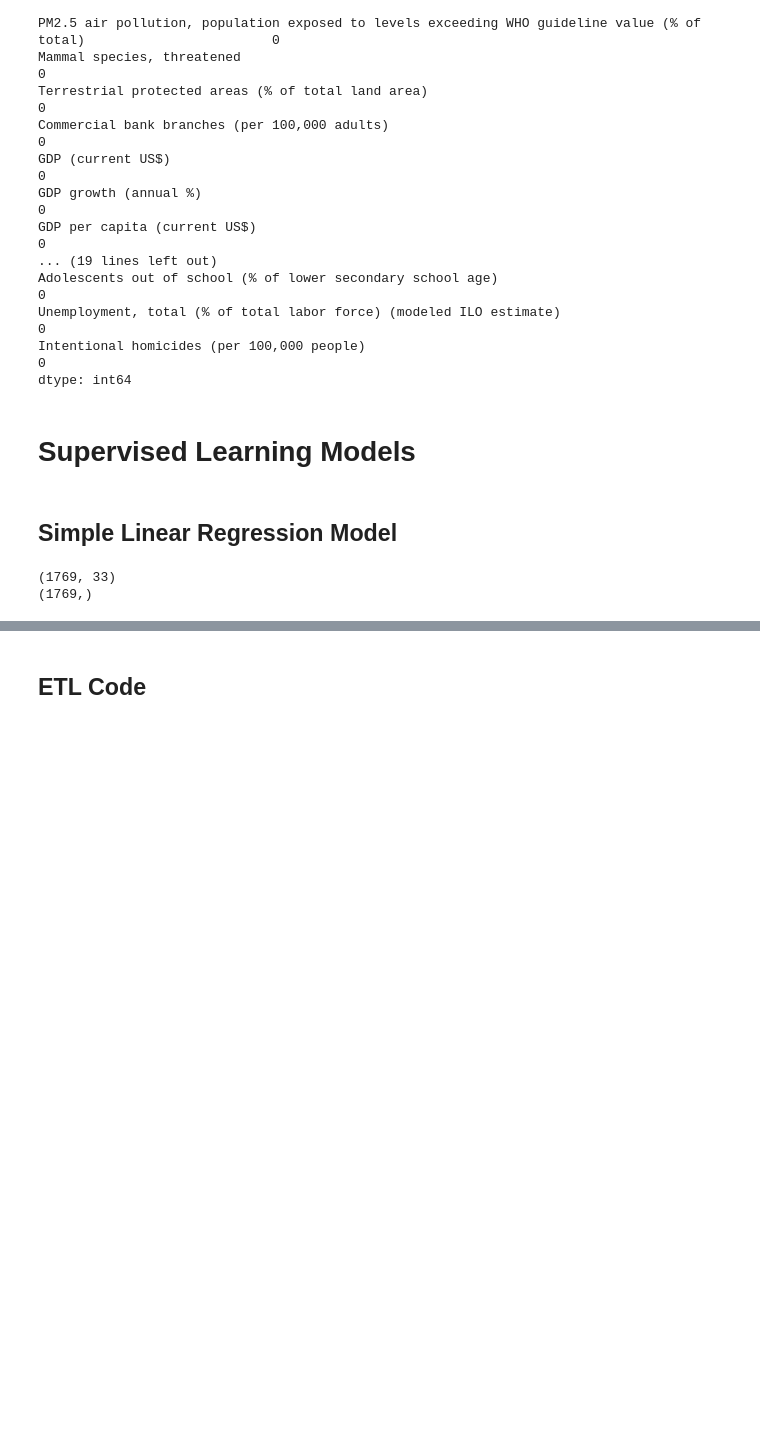
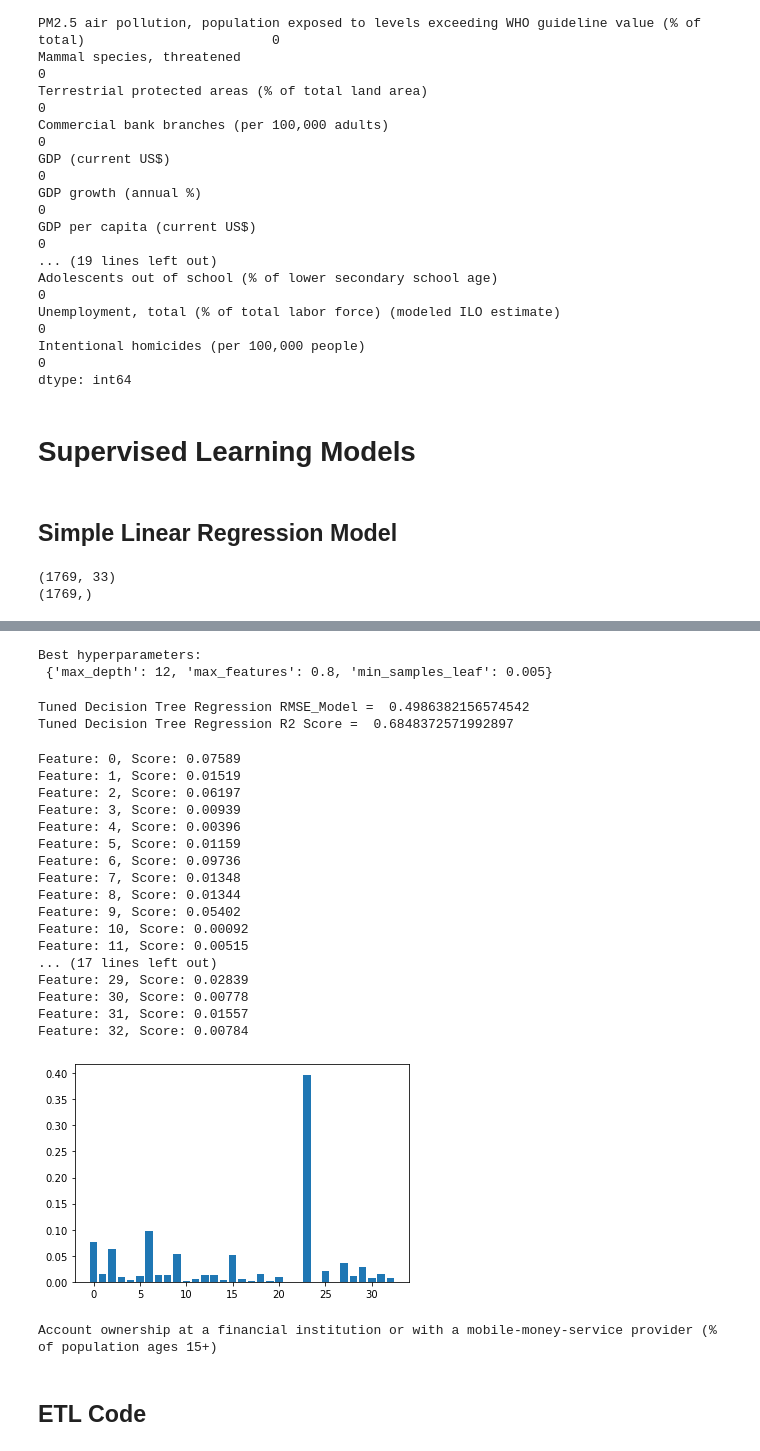
Before and after one commit to nmckinne/SustainabilityProject, a Jupyter notebook: SustainabilityGoals.ipynb, the cells around one changed output, grey strips where cells are left out. Saved outputs shown, nothing was run; the diff lists cells and outputs as text; code cells hidden in the pictures; blank space fills up the shorter version.

Commit message:
Added Decision Tree Regressor Model

```diff
--- a/SustainabilityGoals.ipynb
+++ b/SustainabilityGoals.ipynb
@@ -1226,0 +1319,14 @@ print(rmse_model)
+# %%
+#Tune the model to reduce error
+
+# Import GridSearchCV
+from sklearn.model_selection import GridSearchCV
+
+# Define the grid of hyperparameters 'params_dt'
+params_dt = {'max_depth': [5, 6, 7, 8, 9, 10, 11, 12],'min_samples_leaf': [0.005, 0.01, 0.02, 0.04, 0.06, 0.08],'max_features': [0.2, 0.4,0.6, 0.8, 0.1, 0.2]}
+
+# Instantiate a 10-fold CV grid search object 'grid_dt'
+grid_dt = GridSearchCV(estimator=dtr,param_grid=params_dt, cv=10, n_jobs=-1)
+
+# Fit 'grid_dt' to the training data
+grid_dt.fit(X_train, y_train)
@@ -1227,3 +1342,61 @@ print(rmse_model)
+# %%
+# Extract best hyperparameters from 'grid_dt'
+best_hyperparams = grid_dt.best_params_
+print('Best hyperparameters:\n', best_hyperparams)
+# %% [output]
+Best hyperparameters:
+ {'max_depth': 12, 'max_features': 0.8, 'min_samples_leaf': 0.005}
+# %%
+#fit the model again with the best parameters
+dtr = DecisionTreeRegressor(max_depth=12, max_features=0.8, min_samples_leaf=0.005)
+dtr.fit(X_train, y_train)
+y_pred = dtr.predict(X_test)
+
+from sklearn.metrics import mean_squared_error as MSE
+mse_model = MSE(y_test, y_pred)
+rmse_model = mse_model**(1/2)
+print("Tuned Decision Tree Regression RMSE_Model = ", rmse_model)
+
+#calculate r2 score
+from sklearn.metrics import r2_score
+r2 = r2_score(y_test, y_pred)
+print('Tuned Decision Tree Regression R2 Score = ' , r2)
+# %% [output]
+Tuned Decision Tree Regression RMSE_Model =  0.4986382156574542
+Tuned Decision Tree Regression R2 Score =  0.6848372571992897
+# %%
+#Find what features are the most important for this model
+importance = dtr.feature_importances_
+# summarize feature importance
+for i,v in enumerate(importance):
+	print('Feature: %0d, Score: %.5f' % (i,v))
+# plot feature importance
+plt.bar([x for x in range(len(importance))], importance)
+plt.show()
+# %% [output]
+Feature: 0, Score: 0.07589
+Feature: 1, Score: 0.01519
+Feature: 2, Score: 0.06197
+Feature: 3, Score: 0.00939
+Feature: 4, Score: 0.00396
+Feature: 5, Score: 0.01159
+Feature: 6, Score: 0.09736
+Feature: 7, Score: 0.01348
+Feature: 8, Score: 0.01344
+Feature: 9, Score: 0.05402
+Feature: 10, Score: 0.00092
+Feature: 11, Score: 0.00515
+... (17 lines left out)
+Feature: 29, Score: 0.02839
+Feature: 30, Score: 0.00778
+Feature: 31, Score: 0.01557
+Feature: 32, Score: 0.00784
+[figure, added]
+# %%
+#Show column name for most important column
+print(X.columns[23])
+# %% [output]
+Account ownership at a financial institution or with a mobile-money-service provider (% of population ages 15+)
 # %% [markdown]
 ## ETL Code
 # %%
```
Also changed, not shown: parts of 9 cells of this notebook.
